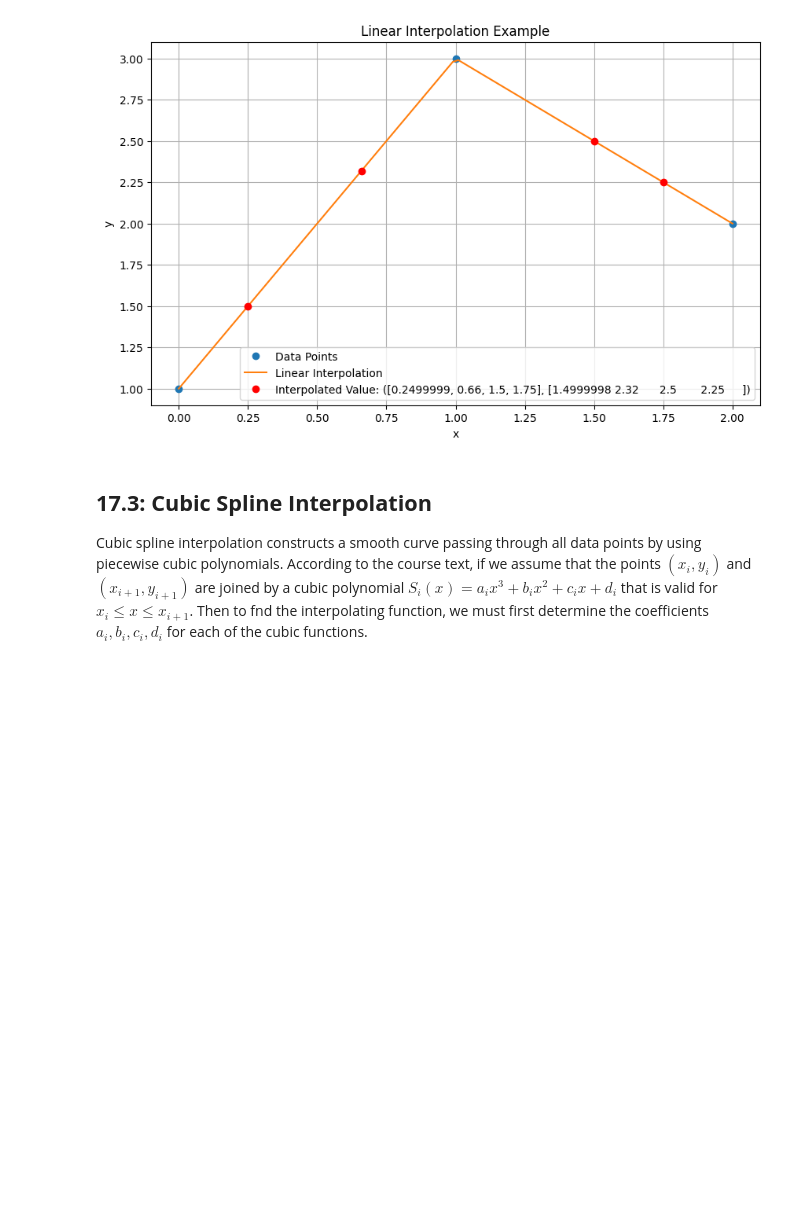
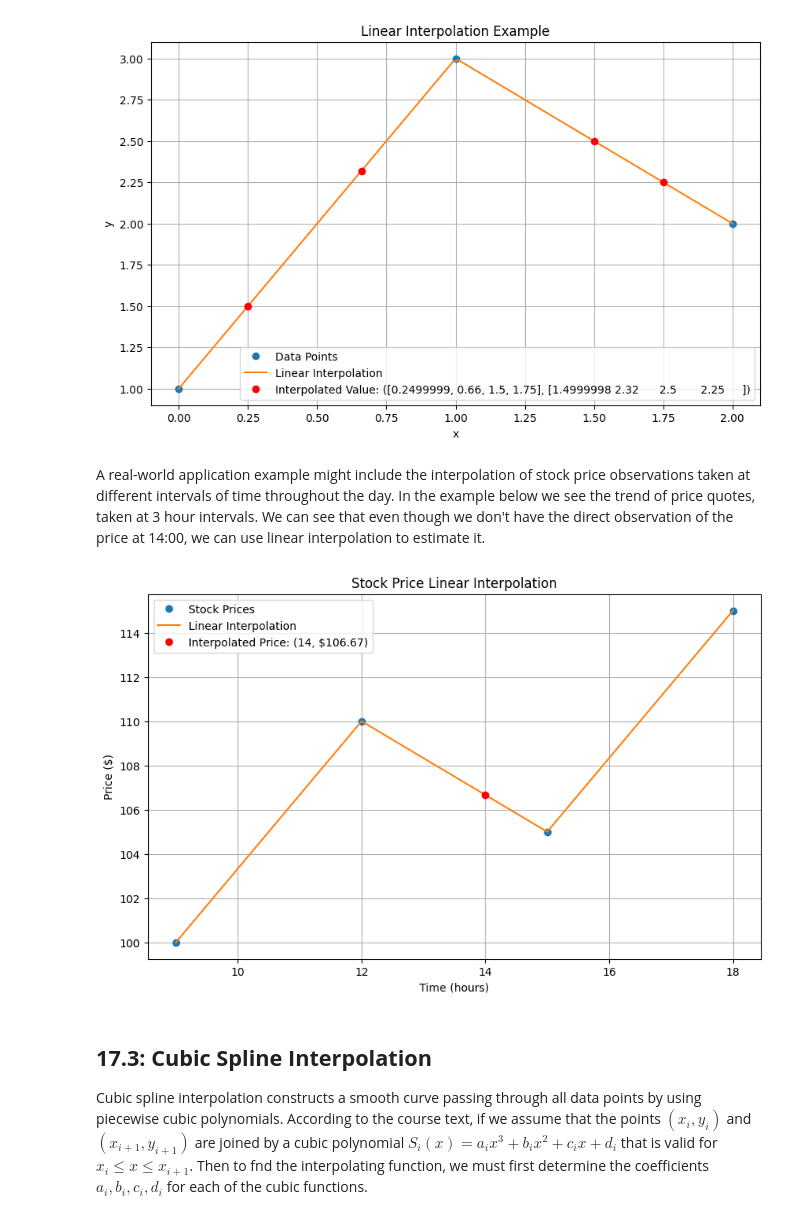
Before and after one commit to joshuadollison/MAT421, a Jupyter notebook: MAT421_16133_HW2.ipynb, the cells around one changed output. Cells and saved outputs as stored; diff of their text form; code cells hidden in the pictures; blank space fills up the shorter version.

```diff
--- a/MAT421_16133_HW2.ipynb
+++ b/MAT421_16133_HW2.ipynb
@@ -80,6 +105,36 @@ plt.grid()
 plt.show()
 # %% [output]
 [figure]
+# %% [markdown]
+A real-world application example might include the interpolation of stock price observations taken at different intervals of time throughout the day.  In the example below we see the trend of price quotes, taken at 3 hour intervals.  We can see that even though we don't have the direct observation of the price at 14:00, we can use linear interpolation to estimate it.
+# %%
+# Time (hours) and stock prices ($)
+time = [9, 12, 15, 18]
+prices = [100, 110, 105, 115]
+
+# Linear interpolation
+linear_interp = interp1d(time, prices, kind='linear')
+
+# Query stock price at 14:00
+query_time = 14
+query_price = linear_interp(query_time)
+
+# Visualization
+time_new = np.linspace(9, 18, 100)
+price_new = linear_interp(time_new)
+
+plt.figure(figsize=(10, 6))
+plt.plot(time, prices, 'o', label='Stock Prices')
+plt.plot(time_new, price_new, '-', label='Linear Interpolation')
+plt.plot(query_time, query_price, 'ro', label=f'Interpolated Price: ({query_time}, ${query_price:.2f})')
+plt.title('Stock Price Linear Interpolation')
+plt.xlabel('Time (hours)')
+plt.ylabel('Price ($)')
+plt.legend()
+plt.grid()
+plt.show()
+# %% [output]
+[figure, added]
 # %% [markdown]
 ## **17.3: Cubic Spline Interpolation**
 
```
Also changed, not shown: parts of 5 cells of this notebook.
